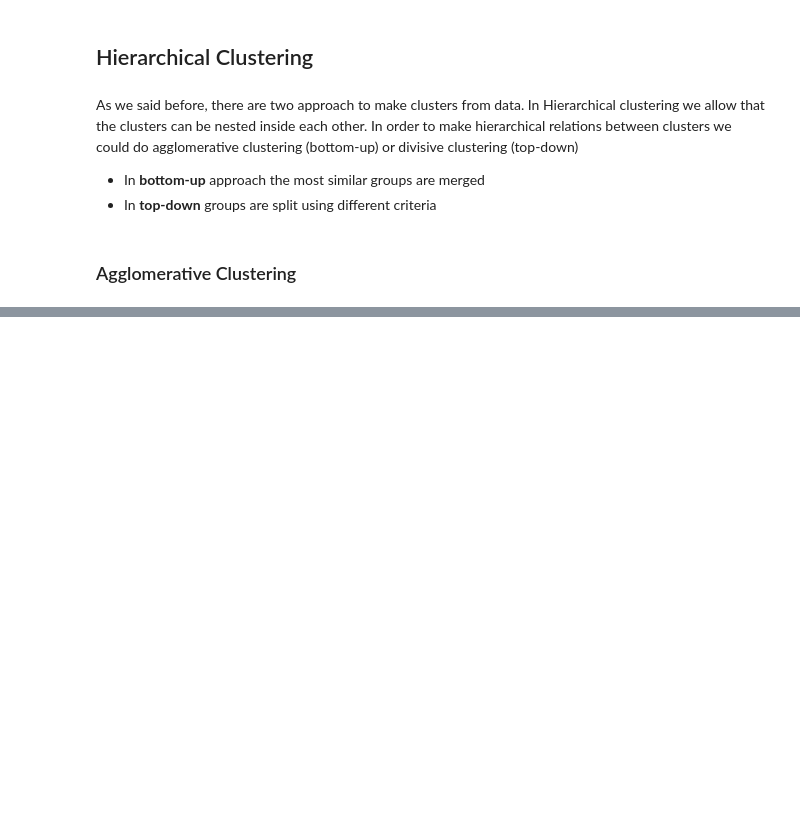
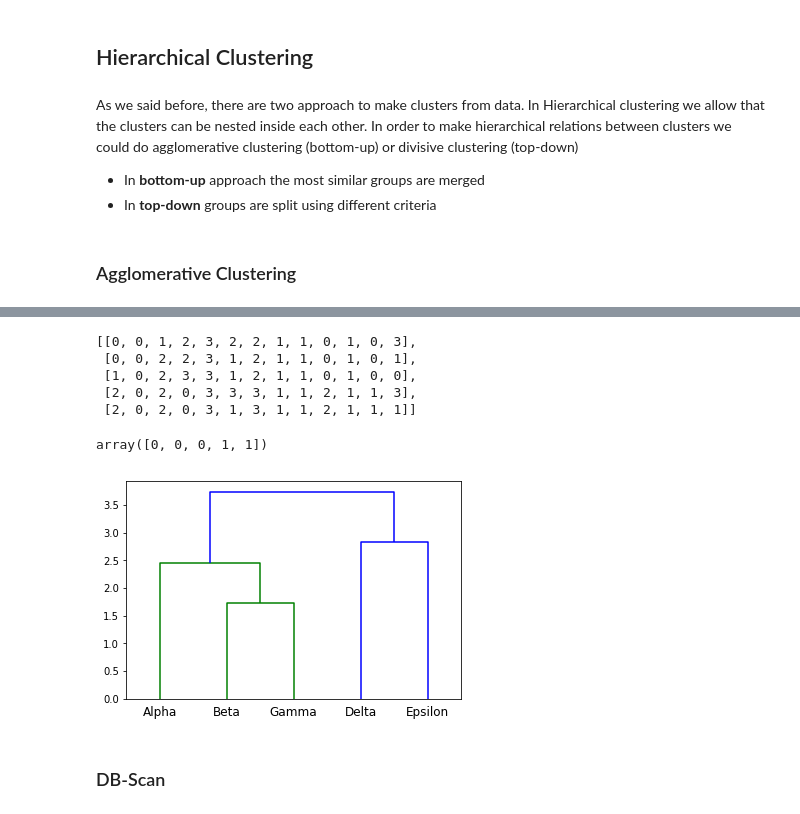
Before and after one commit to cridonoso/IntroToDataScience, a Jupyter notebook: 7-Clustering/PracticaClustering.ipynb, the cells around one changed output, grey strips where cells are left out. Saved outputs shown, nothing was run; the diff lists cells and outputs as text; code cells hidden in the pictures; blank space fills up the shorter version.

Commit message:
clustering

```diff
--- a/7-Clustering/PracticaClustering.ipynb
+++ b/7-Clustering/PracticaClustering.ipynb
@@ -150,0 +166,3 @@ For large N, a common heuristic is to first run K-means and then apply hierarchi
+# %%
+df = pd.read_csv('./db/msa.csv')
+df.head()
@@ -150,0 +176,19 @@ For large N, a common heuristic is to first run K-means and then apply hierarchi
+# %%
+matrix = df.values
+# %%
+dic = {'A': 0, 'C': 1, 'G':2, 'T':3}
+# %%
+new_inputs = []
+for seq in matrix[:, 1]:
+    new_seq = []
+    for amin in seq:
+        new_seq.append(dic[amin])
+    new_inputs.append(new_seq)
+# %%
+new_inputs
+# %% [output]
+[[0, 0, 1, 2, 3, 2, 2, 1, 1, 0, 1, 0, 3],
+ [0, 0, 2, 2, 3, 1, 2, 1, 1, 0, 1, 0, 1],
+ [1, 0, 2, 3, 3, 1, 2, 1, 1, 0, 1, 0, 0],
+ [2, 0, 2, 0, 3, 3, 3, 1, 1, 2, 1, 1, 3],
+ [2, 0, 2, 0, 3, 1, 3, 1, 1, 2, 1, 1, 1]]
@@ -150,0 +199,13 @@ For large N, a common heuristic is to first run K-means and then apply hierarchi
+# %%
+clusters
+# %% [output]
+array([0, 0, 0, 1, 1])
+# %%
+from scipy.cluster.hierarchy import dendrogram, linkage
+Z = linkage(new_inputs)
+dendrogram(Z, labels=['Alpha', 'Beta', 'Gamma', 'Delta', 'Epsilon'])
+plt.show()
+# %% [output]
+[figure, added]
+# %% [markdown]
+### DB-Scan
```
Also changed, not shown: parts of 28 cells of this notebook, 7 other files.
